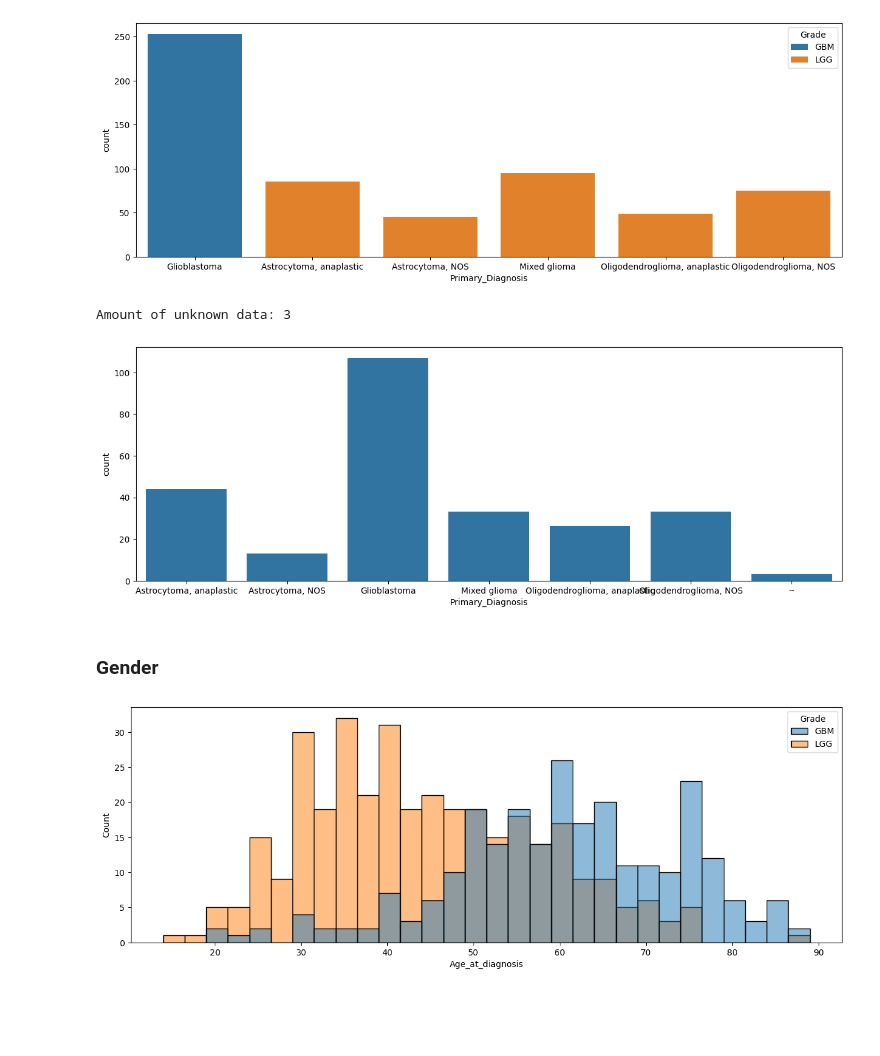
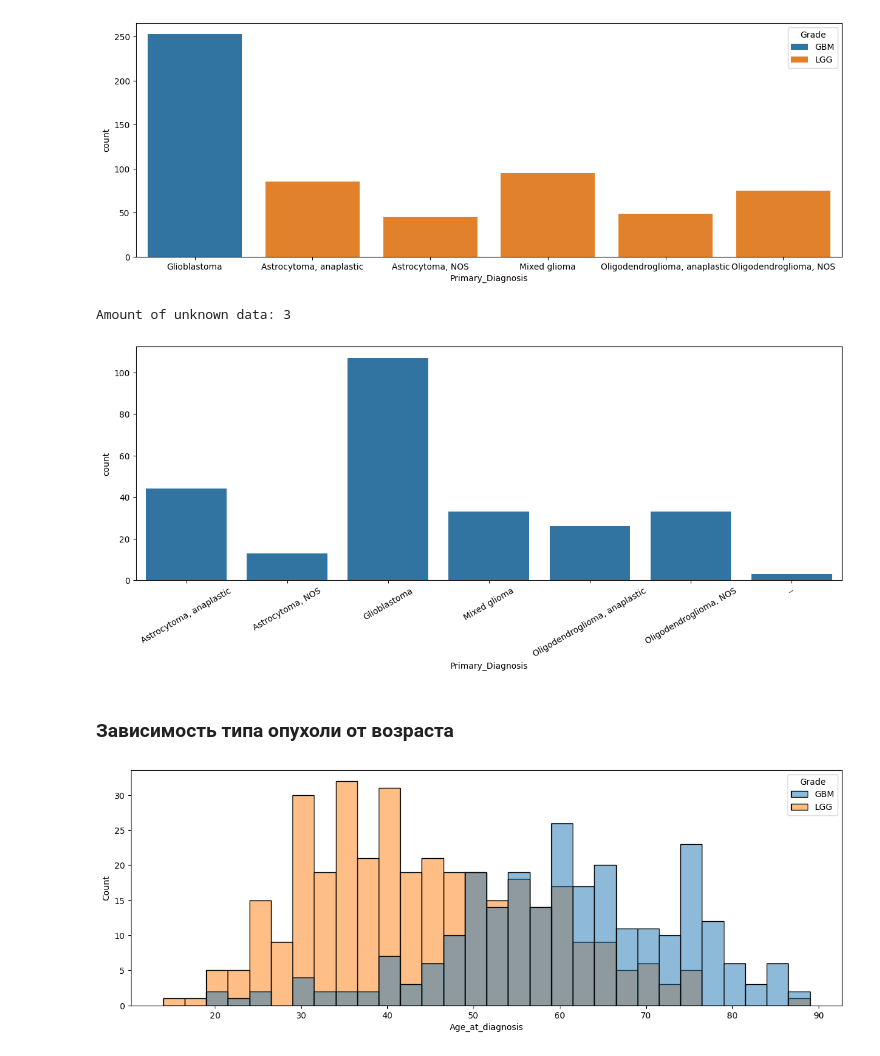
Before and after one commit to Red-Caesar/ML, a Jupyter notebook: Lab1/EDA.ipynb, the cells around one changed output. Saved outputs shown, nothing was run; the diff lists cells and outputs as text; code cells hidden in the pictures; blank space fills up the shorter version.

```diff
--- a/Lab1/eda.ipynb
+++ b/Lab1/EDA.ipynb
@@ -1,18 +3,17 @@
 # %%
+import warnings
+
 import pandas as pd
-import numpy as np
-
 import matplotlib.pyplot as plt
 import seaborn as sns
-import sklearn
 import missingno
 
-import warnings
+DATA_FOLDER = "./data/"
+OUTPUT_FOLDER = "./outputs/"
+SEED = 404
+
 warnings.filterwarnings('ignore')
-
-DATA_FOLDER = "../data/"
-OUTPUT_FOLDER = "../outputs/"
-SEED = 404
+%matplotlib inline
 # %%
 def apply_to_train_test(func):
     global train, test
@@ -101,13 +137,14 @@ sns.countplot(data=train, x="Primary_Diagnosis", hue="Grade");
 [figure]
 # %%
 plt.figure(figsize=(15, 5))
+plt.xticks(rotation=30)
 sns.countplot(data=test, x="Primary_Diagnosis");
 print("Amount of unknown data:", test[test["Primary_Diagnosis"] == "--"]["Primary_Diagnosis"].count())
 # %% [output]
 Amount of unknown data: 3
-[figure, old version]
+[figure, new version]
-# %% [markdown]
-### Gender
+# %% [markdown]
+### Зависимость типа опухоли от возраста
 # %%
 plt.figure(figsize=(15, 5))
 sns.histplot(data=train, x="Age_at_diagnosis", hue="Grade", bins=30);
```
Also changed, not shown: parts of 21 cells of this notebook, 7 other files.
